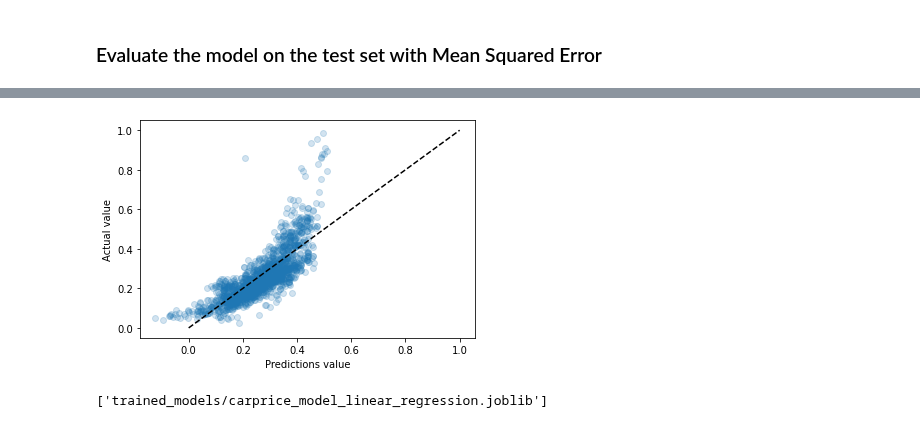
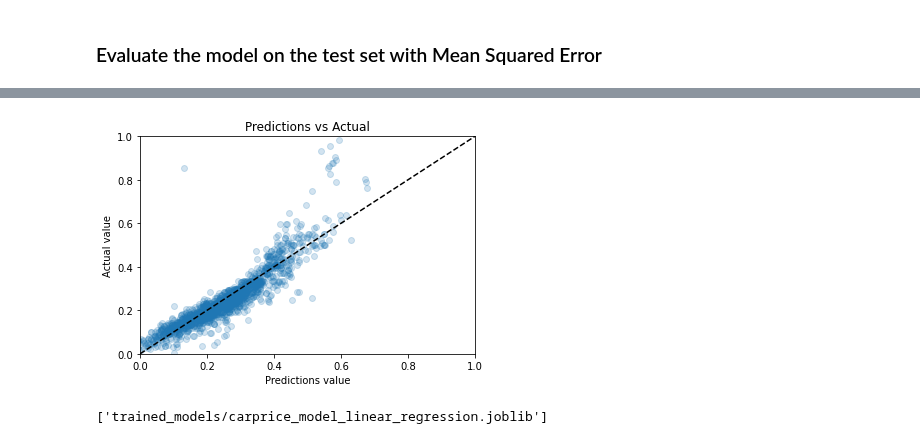
Before and after one commit to biodatlab/deep-learning-skooldio, a Jupyter notebook: 04_pytorch_for_tabular_data.ipynb, the cells around one changed output, grey strips where cells are left out. Saved outputs shown, nothing was run; the diff lists cells and outputs as text; code cells hidden in the pictures.

```diff
--- a/04_pytorch_for_tabular_data.ipynb
+++ b/04_pytorch_for_tabular_data.ipynb
@@ -152,9 +88,31 @@ with open(max_value_dict_path, "r", encoding="utf-8") as f:
 # %% [markdown]
 ## **Train a simple Linear Regression Model**
 # %%
+import os.path as op
 # Split the data into train and test sets.
 data_path = "Rodkaidee Data.csv"
 df = pd.read_csv(data_path)
+df["Price"] = df["Price"].apply(lambda x: float(x.replace(",", "")))
+df["Mileage"] = df["Mileage"].apply(lambda x: float(x.replace(",", "")))
+
 df_train, df_test = train_test_split(df, test_size=0.2, random_state=42)
-x_train = preprocess_dataframe(df_train, cat_feature_dict, max_value_dict)
-y_train = df_train["Price"].apply(lambda x: scale_value(x, max_value_dict["Price"])).values
+# %%
+# Create the encoder and scaler objects. These should actually be fitted only on the training data.
+ohe = OneHotEncoder(handle_unknown='ignore', sparse=False)
+year_scaler = MinMaxScaler()
+mileage_scaler = MinMaxScaler()
+price_scaler = MinMaxScaler()
+
+# Fit the encoder and scaler objects on the training data.
+ohe.fit(df[CATEGORICAL_COLUMNS])
+year_scaler.fit(df_train[["Year"]])
+mileage_scaler.fit(df_train[["Mileage"]])
+price_scaler.fit(df_train[["Price"]])
+
+# Save the encoder and scaler objects.
+save_dir = "trained_models"
+os.makedirs(save_dir, exist_ok=True)
+joblib.dump(ohe, op.join(save_dir, "one_hot_encoder.joblib"))
+joblib.dump(year_scaler, op.join(save_dir, "year_scaler.joblib"))
+joblib.dump(mileage_scaler, op.join(save_dir, "mileage_scaler.joblib"))
+joblib.dump(price_scaler, op.join(save_dir, "price_scaler.joblib"))
@@ -161,3 +121,12 @@ y_train = df_train["Price"].apply(lambda x: scale_value(x, max_value_dict["Price
+# %%
+scaler_dict = {
+    "Year": year_scaler,
+    "Mileage": mileage_scaler,
+    "Price": price_scaler,
+}
+
+x_train = preprocess_dataframe(df_train, one_hot_encoder=ohe, scaler_dictionary = scaler_dict)
+y_train = scaler_dict["Price"].transform(df_train[["Price"]])
 # %%
 # Fit a linear regression model to the training data.
 lr_model = LinearRegression()
@@ -165,8 +134,8 @@ lr_model.fit(x_train, y_train)
 # %% [output]
 LinearRegression()
 # %%
-x_test = preprocess_dataframe(df_test, cat_feature_dict, max_value_dict)
-y_test = df_test["Price"].apply(lambda x: scale_value(x, max_value_dict["Price"])).values
+x_test = preprocess_dataframe(df_test, one_hot_encoder=ohe, scaler_dictionary = scaler_dict)
+y_test = scaler_dict["Price"].transform(df_test[["Price"]])
 
 predictions = lr_model.predict(x_test)
 predictions.shape
@@ -182,14 +151,18 @@ mean_squared_error(predictions, y_test)
 # %%
 # Plot a perfect prediction line.
 plt.plot([0, 1], [0, 1],  "--", color="black",)
 # Plot the predictions vs the actual values.
+plt.Figure(figsize=(10, 10))
 plt.scatter(predictions, y_test, alpha=0.2)
 
 plt.xlabel("Predictions value")
 plt.ylabel("Actual value")
+plt.title("Predictions vs Actual")
+plt.xlim(0, 1)
+plt.ylim(0, 1)
 plt.show()
 # %% [output]
-[figure, old version]
+[figure, new version]
 # %%
 joblib.dump(lr_model, "trained_models/carprice_model_linear_regression.joblib")
 # %% [output]
```
Also changed, not shown: parts of 56 cells of this notebook.
